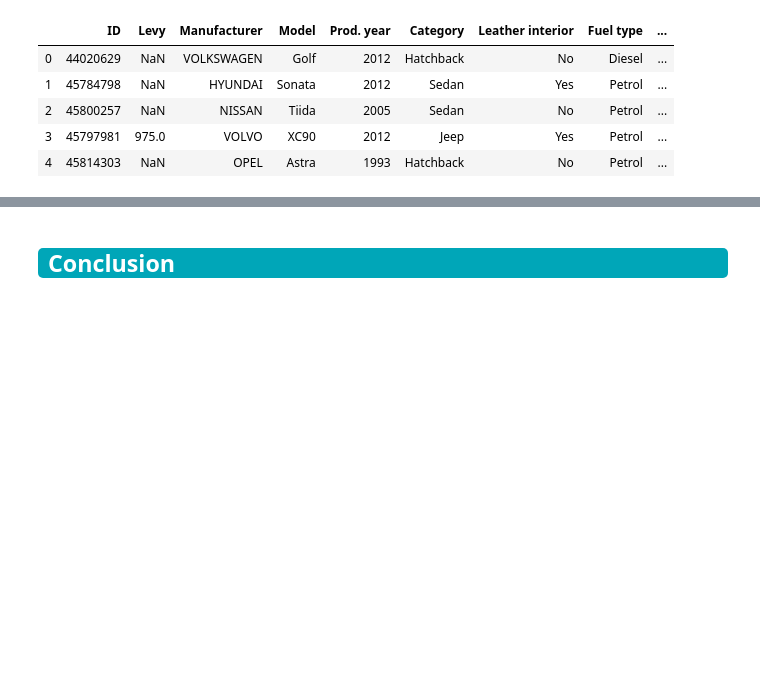
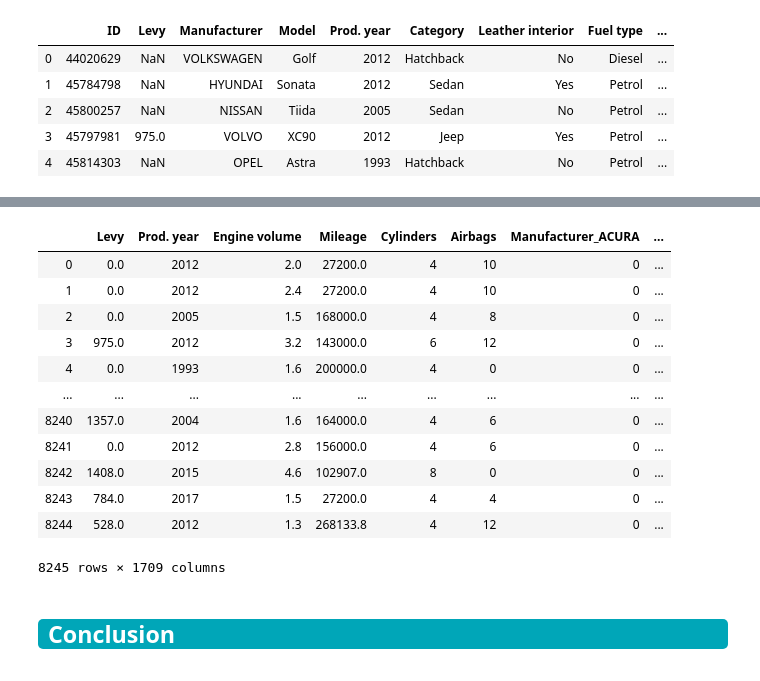
Before and after one commit to yashkanakia/DataScience, a Jupyter notebook: CarPricePrediction/CarPricePrediction.ipynb, the cells around one changed output, grey strips where cells are left out. Cells and saved outputs as stored; diff of their text form; code cells hidden in the pictures; blank space fills up the shorter version.

Commit message:
Updating Model and uploading submissions
Changes in Model
Used PCA, RandForest

```diff
--- a/CarPricePrediction/CarPricePrediction.ipynb
+++ b/CarPricePrediction/CarPricePrediction.ipynb
@@ -450,7 +426,7 @@ Index(['Manufacturer', 'Model', 'Category', 'Leather interior', 'Fuel type',
 # %%
 #Creating one-hot encoding using dummies for all categorical columns
 price_df = pd.get_dummies(price_df, columns = ['Manufacturer','Model','Category','Fuel type','Gear box type',
-                                                       'Drive wheels','Wheel','Color','Leather interior'])
+                                                       'Drive wheels','Doors','Wheel','Color','Leather interior'])
 price_df.head()
 # %% [output]
 |  | Price | Levy | Prod. year | Engine volume | Mileage | Cylinders | Airbags | Manufacturer_ACURA | ... |
@@ -628,13 +695,13 @@ RMSLE:  0.9350923023457666
 # %%
-price_df = pd.read_csv(r'C:\Users\Owner\Downloads\CarPricePrediction\test.csv')
+price_df_1 = pd.read_csv(r'C:\Users\Owner\Downloads\CarPricePrediction\test.csv')
 #Replacing all random values with null
 missing_values = ["n/a", "na", "--","-"]
-price_df = pd.read_csv(r'C:\Users\Owner\Downloads\CarPricePrediction\test.csv', na_values = missing_values)
+price_df_1 = pd.read_csv(r'C:\Users\Owner\Downloads\CarPricePrediction\test.csv', na_values = missing_values)
 #Changing the categorical to numerical columns
-price_df['Mileage'] = price_df['Mileage'].str.replace('km', '')
-price_df['Engine volume'] = price_df['Engine volume'].str.replace('Turbo', '')
-price_df = price_df.astype({"Mileage": 'int64',"Engine volume":"float64"})
-price_df.head()
+price_df_1['Mileage'] = price_df_1['Mileage'].str.replace('km', '')
+price_df_1['Engine volume'] = price_df_1['Engine volume'].str.replace('Turbo', '')
+price_df_1 = price_df_1.astype({"Mileage": 'int64',"Engine volume":"float64"})
+price_df_1.head()
 # %% [output]
 |  | ID | Levy | Manufacturer | Model | Prod. year | Category | Leather interior | Fuel type | ... |
 | 0 | 44020629 | NaN | VOLKSWAGEN | Golf | 2012 | Hatchback | No | Diesel | ... |
@@ -686,13 +738,7 @@ Total number of records after dropping duplicates:  6899
-# %%
-results = list()
-data = price_df.values
-X = data[:,0:1]
-y = data[:,-1]
-imputer=SimpleImputer(missing_values=np.nan,strategy='constant',fill_value=0)
-imputer.fit(X)
-X_trans = imputer.transform(X)
-price_df['Levy']=X_trans
 # %%
 #Creating one-hot encoding using dummies for all categorical columns
-price_df = pd.get_dummies(price_df, columns = ['Manufacturer','Model','Category','Fuel type','Gear box type',
-                                                       'Drive wheels','Wheel','Color','Leather interior'])
+price_df_1 = pd.get_dummies(price_df_1, columns = ['Manufacturer','Model','Category','Fuel type','Gear box type',
+                                                       'Drive wheels','Wheel','Color','Doors','Leather interior'])
+price_df, price_df_1 = price_df.align(price_df_1, join='left', axis=1)
+
+price_df_1.head()
@@ -731,3 +779,21 @@ IndexError: index 1108 is out of bounds for axis 1 with size 1108
+# %%
+price_df_1.fillna(0, inplace=True)
+X_test_1=price_df_1.drop(['Price'],axis=1)
+X_test_1
+# %% [output]
+|  | Levy | Prod. year | Engine volume | Mileage | Cylinders | Airbags | Manufacturer_ACURA | ... |
+| 0 | 0.0 | 2012 | 2.0 | 27200.0 | 4 | 10 | 0 | ... |
+| 1 | 0.0 | 2012 | 2.4 | 27200.0 | 4 | 10 | 0 | ... |
+| 2 | 0.0 | 2005 | 1.5 | 168000.0 | 4 | 8 | 0 | ... |
+| 3 | 975.0 | 2012 | 3.2 | 143000.0 | 6 | 12 | 0 | ... |
+| 4 | 0.0 | 1993 | 1.6 | 200000.0 | 4 | 0 | 0 | ... |
+| ... | ... | ... | ... | ... | ... | ... | ... | ... |
+| 8240 | 1357.0 | 2004 | 1.6 | 164000.0 | 4 | 6 | 0 | ... |
+| 8241 | 0.0 | 2012 | 2.8 | 156000.0 | 4 | 6 | 0 | ... |
+| 8242 | 1408.0 | 2015 | 4.6 | 102907.0 | 8 | 0 | 0 | ... |
+| 8243 | 784.0 | 2017 | 1.5 | 27200.0 | 4 | 4 | 0 | ... |
+| 8244 | 528.0 | 2012 | 1.3 | 268133.8 | 4 | 12 | 0 | ... |
+8245 rows × 1709 columns
 # %% [markdown]
 <div class="alert alert-info" style="background-color:#00a6b8; color:white; padding:0px 10px; border-radius:5px;"><h2 style='margin:10px 5px'>Conclusion</h2>
 </div>
```
Also changed, not shown: parts of 38 cells of this notebook, 7 other files.
